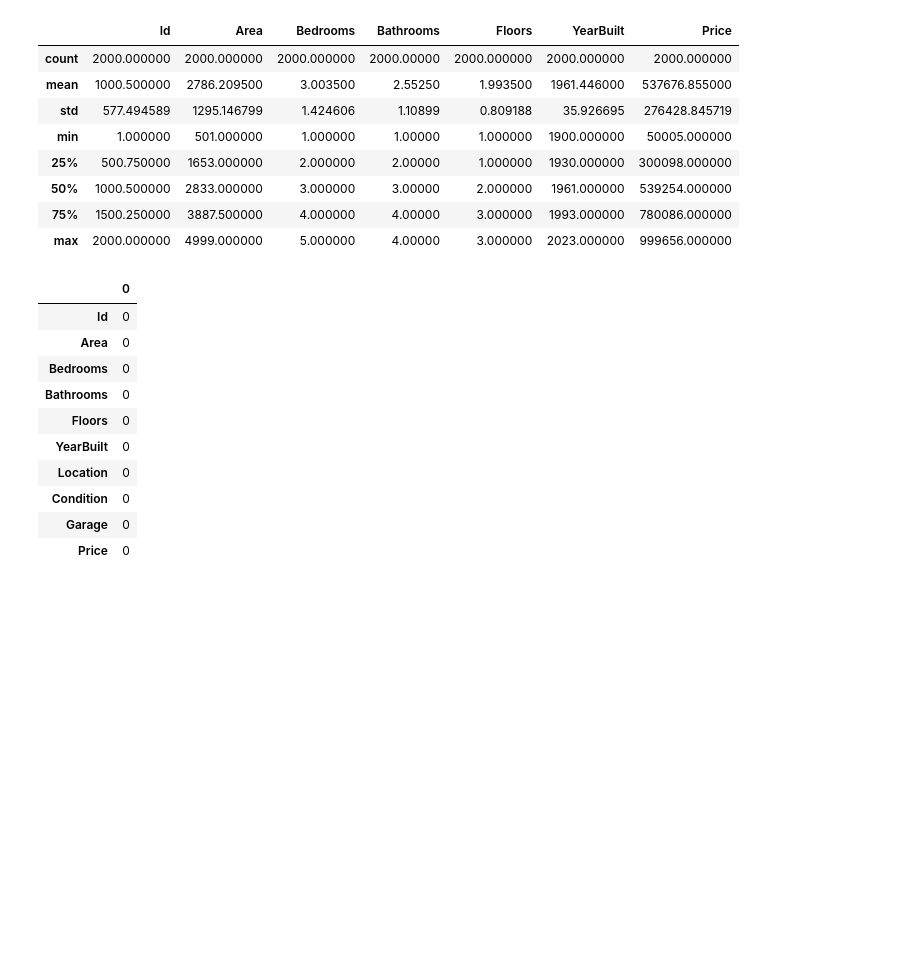
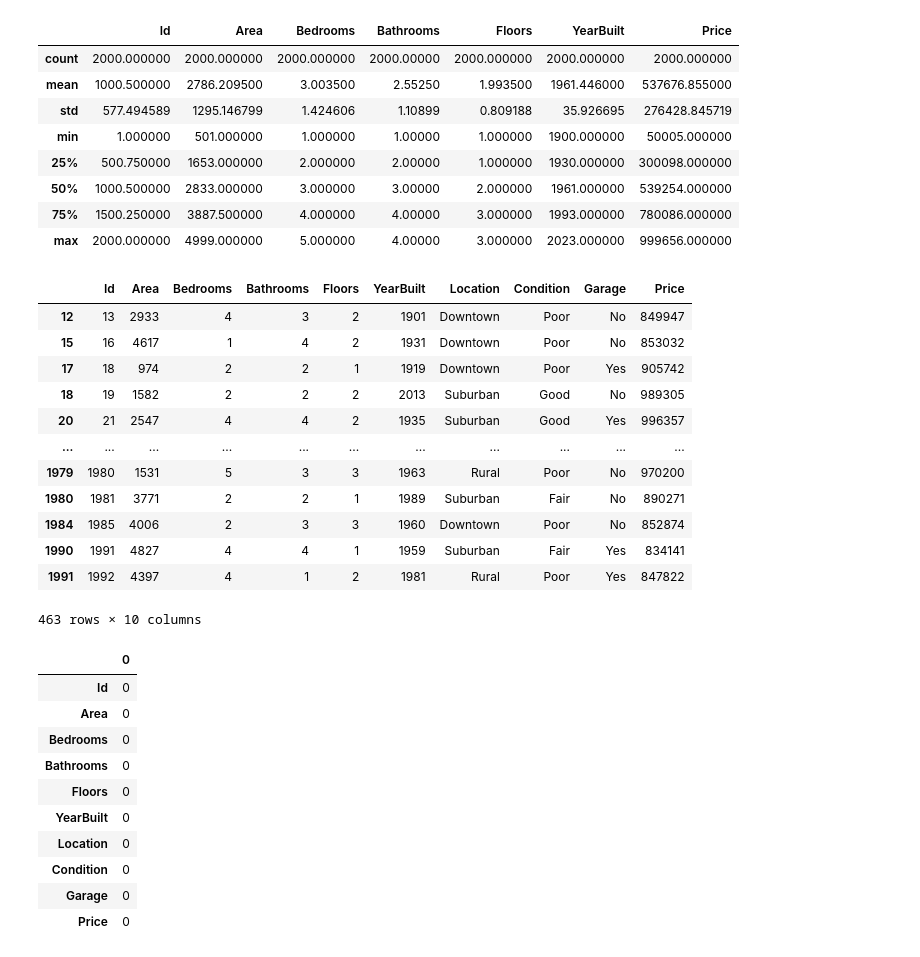
Before and after one commit to Muhammad-Musharraf/Machine-Learning, a Jupyter notebook: House_Price_Prediction.ipynb, the cells around one changed output. Saved outputs shown, nothing was run; the diff lists cells and outputs as text; code cells hidden in the pictures; blank space fills up the shorter version.

```diff
--- a/House_Price_Prediction.ipynb
+++ b/House_Price_Prediction.ipynb
@@ -78,6 +78,22 @@ df.describe()
 | 50% | 1000.500000 | 2833.000000 | 3.000000 | 3.00000 | 2.000000 | 1961.000000 | 539254.000000 |
 | 75% | 1500.250000 | 3887.500000 | 4.000000 | 4.00000 | 3.000000 | 1993.000000 | 780086.000000 |
 | max | 2000.000000 | 4999.000000 | 5.000000 | 4.00000 | 3.000000 | 2023.000000 | 999656.000000 |
+# %%
+df[df['Price']>8e5]
+# %% [output]
+|  | Id | Area | Bedrooms | Bathrooms | Floors | YearBuilt | Location | Condition | Garage | Price |
+| 12 | 13 | 2933 | 4 | 3 | 2 | 1901 | Downtown | Poor | No | 849947 |
+| 15 | 16 | 4617 | 1 | 4 | 2 | 1931 | Downtown | Poor | No | 853032 |
+| 17 | 18 | 974 | 2 | 2 | 1 | 1919 | Downtown | Poor | Yes | 905742 |
+| 18 | 19 | 1582 | 2 | 2 | 2 | 2013 | Suburban | Good | No | 989305 |
+| 20 | 21 | 2547 | 4 | 4 | 2 | 1935 | Suburban | Good | Yes | 996357 |
+| ... | ... | ... | ... | ... | ... | ... | ... | ... | ... | ... |
+| 1979 | 1980 | 1531 | 5 | 3 | 3 | 1963 | Rural | Poor | No | 970200 |
+| 1980 | 1981 | 3771 | 2 | 2 | 1 | 1989 | Suburban | Fair | No | 890271 |
+| 1984 | 1985 | 4006 | 2 | 3 | 3 | 1960 | Downtown | Poor | No | 852874 |
+| 1990 | 1991 | 4827 | 4 | 4 | 1 | 1959 | Suburban | Fair | Yes | 834141 |
+| 1991 | 1992 | 4397 | 4 | 1 | 2 | 1981 | Rural | Poor | Yes | 847822 |
+463 rows × 10 columns
 # %%
 # Check all Null values
 
```
Also changed, not shown: parts of 51 cells of this notebook.
